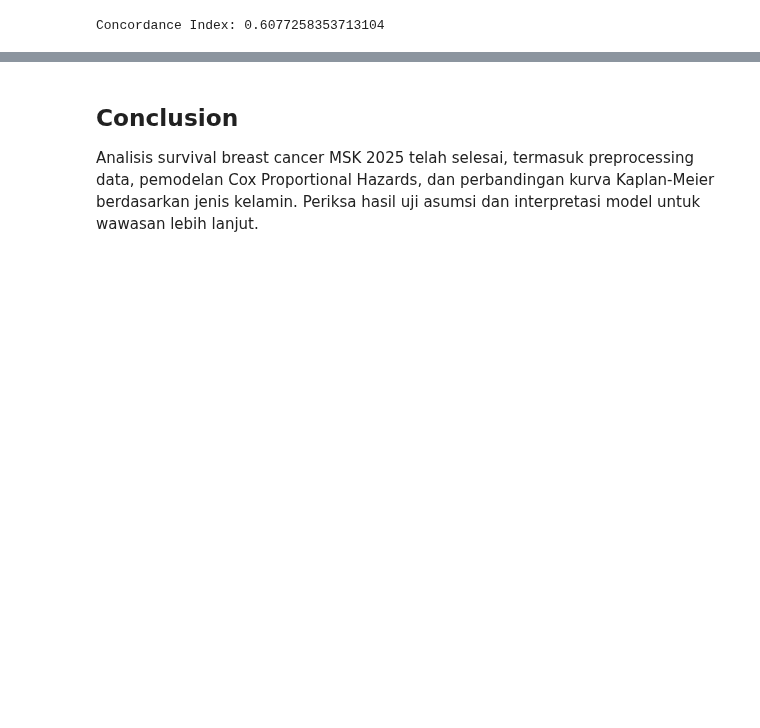
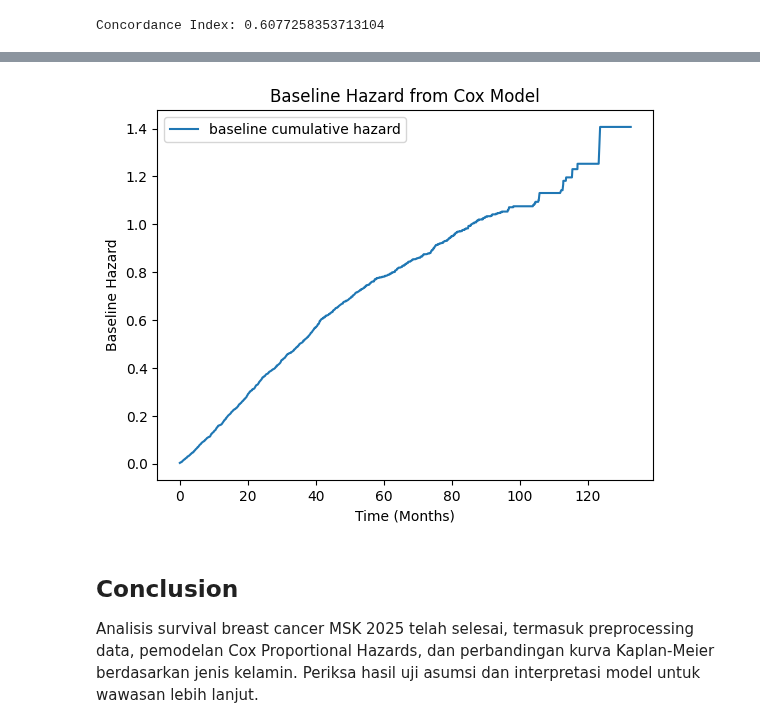
Before and after one commit to wildanjr19/5th-college, a Jupyter notebook: Analisis Tahan Hidup/Final Project/Breast_Msk_2025/Breast_Msk_2025.ipynb, the cells around one changed output, grey strips where cells are left out. Cells and saved outputs as stored; diff of their text form; code cells hidden in the pictures; blank space fills up the shorter version.

```diff
--- a/Analisis Tahan Hidup/Final Project/Breast_Msk_2025/Breast_Msk_2025.ipynb
+++ b/Analisis Tahan Hidup/Final Project/Breast_Msk_2025/Breast_Msk_2025.ipynb
@@ -350,0 +355,5 @@ Concordance Index: 0.6077258353713104
+# %%
+# Ekstrak baseline hazard
+baseline_hazard = cph.baseline_cumulative_hazard_
+print("Baseline Hazard Function h0(t):")
+print(baseline_hazard)
@@ -351,3 +376,11 @@ Concordance Index: 0.6077258353713104
+# %%
+baseline_hazard.plot()
+plt.xlabel('Time (Months)')
+plt.ylabel('Baseline Hazard')
+plt.title('Baseline Hazard from Cox Model')
+plt.show()
+# %% [output]
+[figure, added]
 # %% [markdown]
 ## Conclusion
 
```
Also changed, not shown: parts of 5 cells of this notebook.
